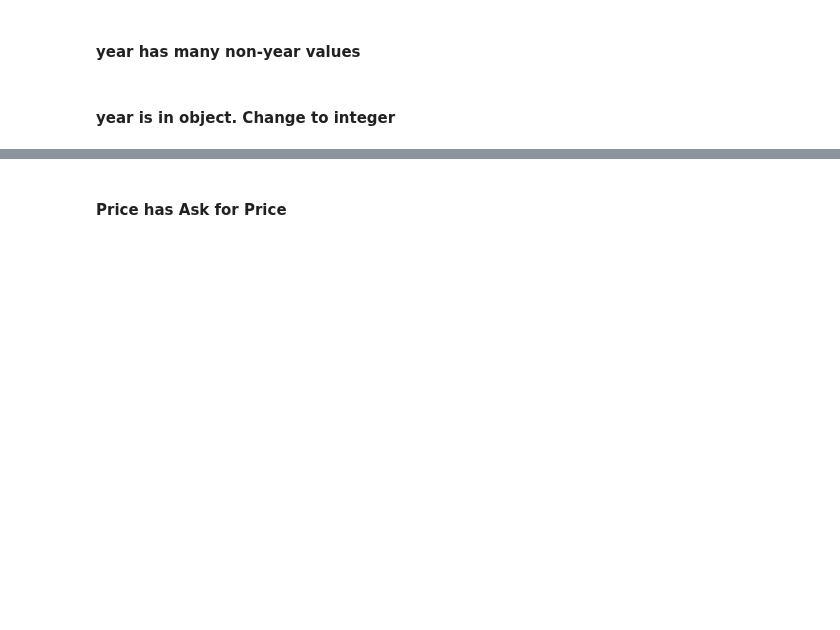
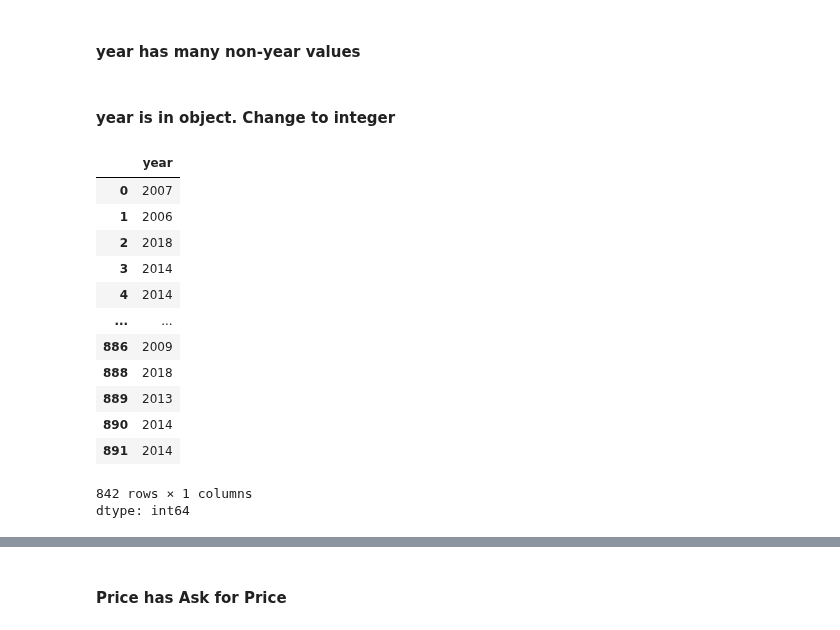
Before and after one commit to Bharatgaur/Projects, a Jupyter notebook: Quikr_Analysis.ipynb, the cells around one changed output, grey strips where cells are left out. Cells and saved outputs as stored; diff of their text form; code cells hidden in the pictures; blank space fills up the shorter version.

```diff
--- a/Quikr_Analysis.ipynb
+++ b/Quikr_Analysis.ipynb
@@ -68,5 +123,22 @@ backup=car.copy()
 car=car[car['year'].str.isnumeric()]
 # %% [markdown]
 #### year is in object. Change to integer
+# %%
+car['year'].astype(int)
+# %% [output]
+|  | year |
+| 0 | 2007 |
+| 1 | 2006 |
+| 2 | 2018 |
+| 3 | 2014 |
+| 4 | 2014 |
+| ... | ... |
+| 886 | 2009 |
+| 888 | 2018 |
+| 889 | 2013 |
+| 890 | 2014 |
+| 891 | 2014 |
+842 rows × 1 columns
+dtype: int64
 # %%
 car['year']=car['year'].astype(int)
```
Also changed, not shown: parts of 53 cells of this notebook.
